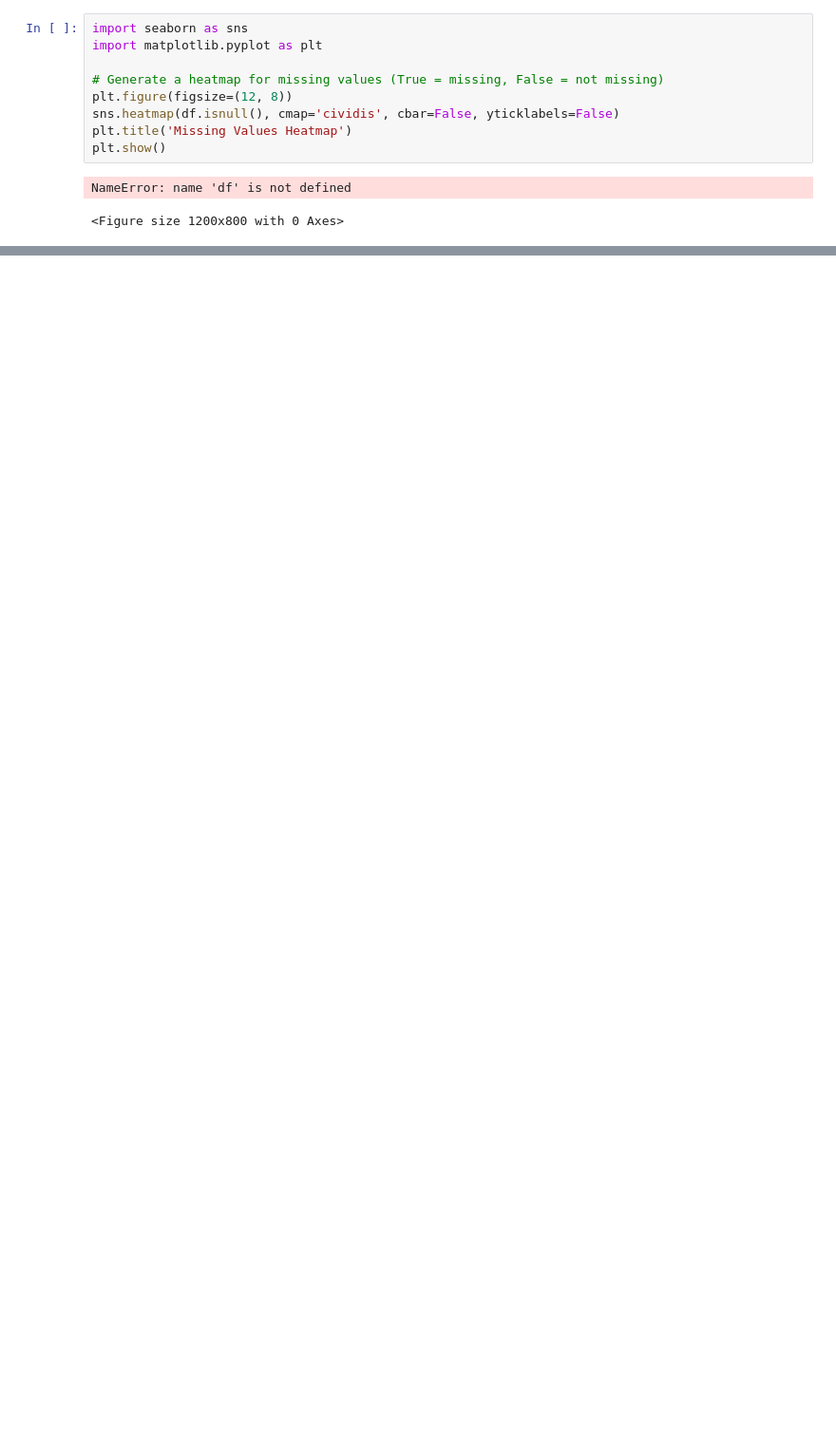
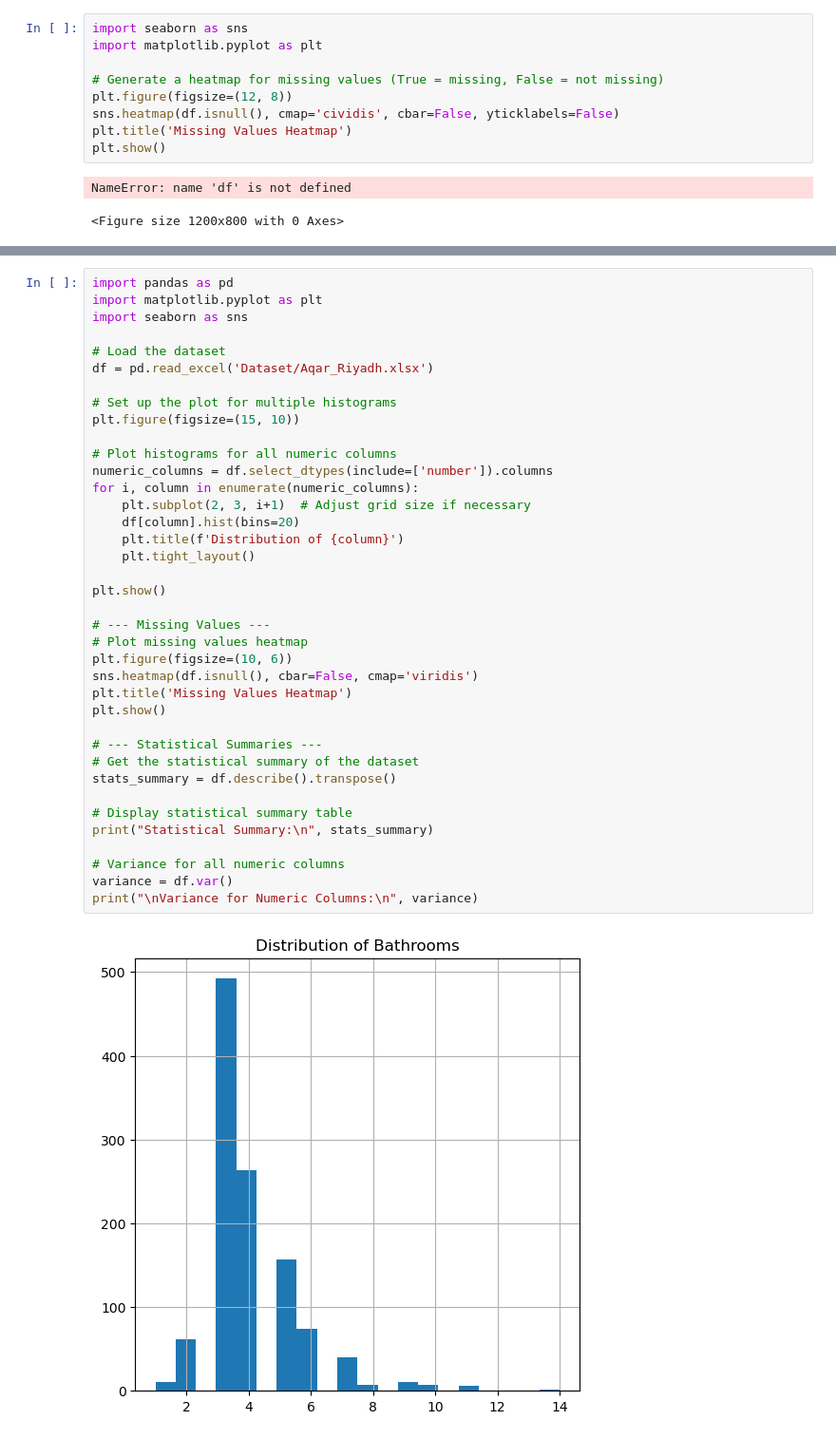
Before and after one commit to reemalsudairi/SWE485-Project-Group9, a Jupyter notebook: AgarRecommendation.ipynb, the cells around one changed output, grey strips where cells are left out. Shown: that part at 95% size. Saved outputs shown, nothing was run; the diff lists cells and outputs as text; blank space fills up the shorter version.

```diff
--- a/AgarRecommendation.ipynb
+++ b/AgarRecommendation.ipynb
@@ -27,0 +100,40 @@ df.head()
+# %%
+import pandas as pd
+import matplotlib.pyplot as plt
+import seaborn as sns
+
+# Load the dataset
+df = pd.read_excel('Dataset/Aqar_Riyadh.xlsx')
+
+# Set up the plot for multiple histograms
+plt.figure(figsize=(15, 10))
+
+# Plot histograms for all numeric columns
+numeric_columns = df.select_dtypes(include=['number']).columns
+for i, column in enumerate(numeric_columns):
+    plt.subplot(2, 3, i+1)  # Adjust grid size if necessary
+    df[column].hist(bins=20)
+    plt.title(f'Distribution of {column}')
+    plt.tight_layout()
+
+plt.show()
+
+# --- Missing Values ---
+# Plot missing values heatmap
+plt.figure(figsize=(10, 6))
+sns.heatmap(df.isnull(), cbar=False, cmap='viridis')
+plt.title('Missing Values Heatmap')
+plt.show()
+
+# --- Statistical Summaries ---
+# Get the statistical summary of the dataset
+stats_summary = df.describe().transpose()
+
+# Display statistical summary table
+print("Statistical Summary:\n", stats_summary)
+
+# Variance for all numeric columns
+variance = df.var()
+print("\nVariance for Numeric Columns:\n", variance)
+# %% [output]
+[figure, added]
```
Also changed, not shown: parts of 6 cells of this notebook.
